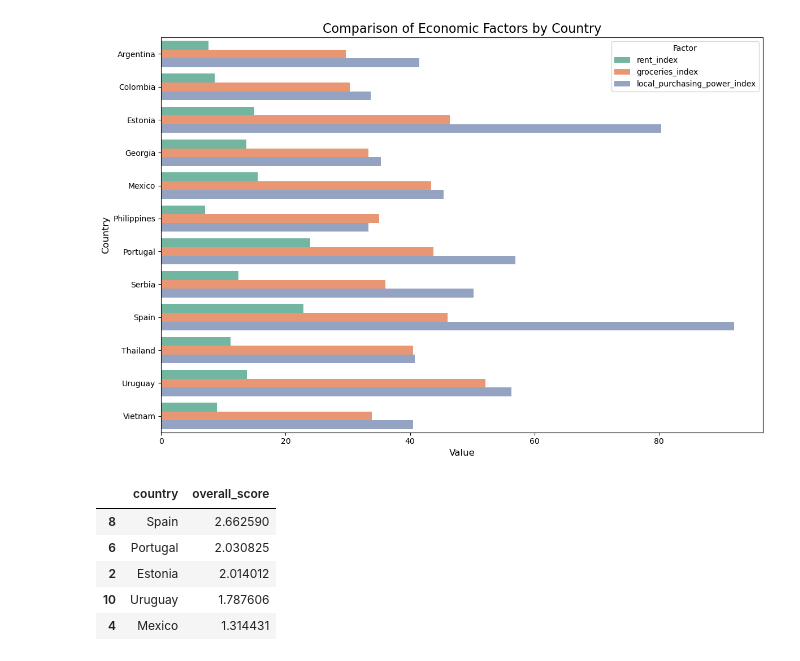
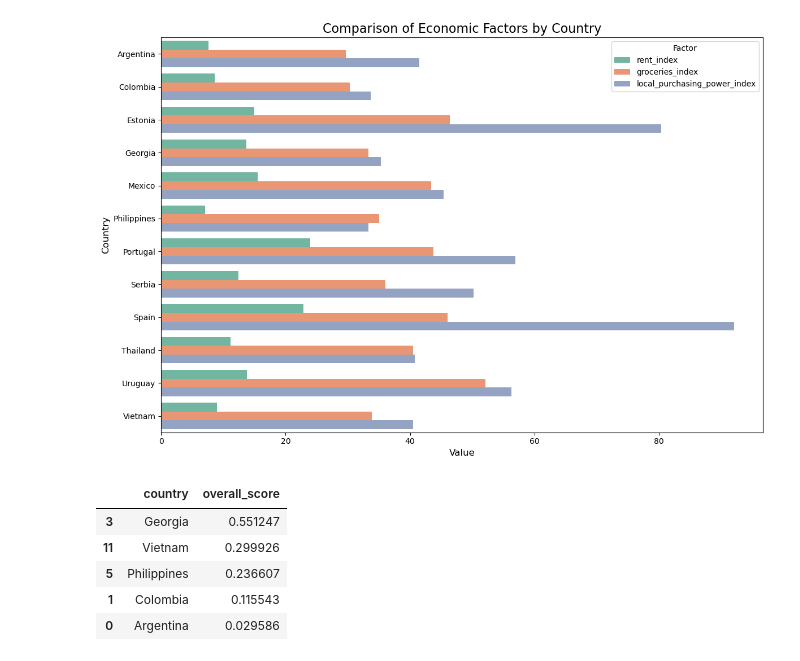
Before and after one commit to filipdjordjevic222/digital_nomads, a Jupyter notebook: Notebooks/Cost_of_living_clean.ipynb, the cells around one changed output. Saved outputs shown, nothing was run; the diff lists cells and outputs as text; code cells hidden in the pictures.

```diff
--- a/Notebooks/Cost_of_living_clean.ipynb
+++ b/Notebooks/Cost_of_living_clean.ipynb
@@ -184,3 +184,14 @@ new_countries_cost_df
 | 9 | Thailand | 11.2 | 40.5 | 40.8 |
 | 10 | Uruguay | 13.8 | 52.1 | 56.3 |
 | 11 | Vietnam | 9.0 | 33.9 | 40.5 |
+# %%
+new_countries_cost_df['affordability_score'] = new_countries_cost_df['rent_index'] + new_countries_cost_df['groceries_index']
+
+# Sort by affordability score
+df_sorted = new_countries_cost_df.sort_values(by='affordability_score')
+
+# top 5 cheapest countries
+top_5_cheapest = df_sorted.head(5)
+
+
+top_5_cheapest[['country', 'rent_index', 'groceries_index', 'affordability_score']]
@@ -296,25 +316,25 @@ plt.show()
 # %%
 #Top5 countries
 scaler = MinMaxScaler()
 
 # List of factors you want to normalize
-factors = ['rent_index', 'groceries_index', 'local_purchasing_power_index']
+factors = ['rent_index', 'groceries_index']
 
 # Normalize the factors by applying MinMaxScaler
 merged_countries_df[factors] = scaler.fit_transform(merged_countries_df[factors])
 
 # Coverall score
 merged_countries_df['overall_score'] = merged_countries_df[factors].sum(axis=1)
 
 # top 5
-top_5_countries = merged_countries_df[['country', 'overall_score']].sort_values(by='overall_score', ascending=False).head(5)
+top_5_countries = merged_countries_df[['country', 'overall_score']].sort_values(by='overall_score', ascending=False).tail(5)
 
 
 top_5_countries
 # %% [output]
 |  | country | overall_score |
-| 8 | Spain | 2.662590 |
-| 6 | Portugal | 2.030825 |
-| 2 | Estonia | 2.014012 |
-| 10 | Uruguay | 1.787606 |
-| 4 | Mexico | 1.314431 |
+| 3 | Georgia | 0.551247 |
+| 11 | Vietnam | 0.299926 |
+| 5 | Philippines | 0.236607 |
+| 1 | Colombia | 0.115543 |
+| 0 | Argentina | 0.029586 |
```
Also changed, not shown: parts of 3 cells of this notebook, 4 other files.
